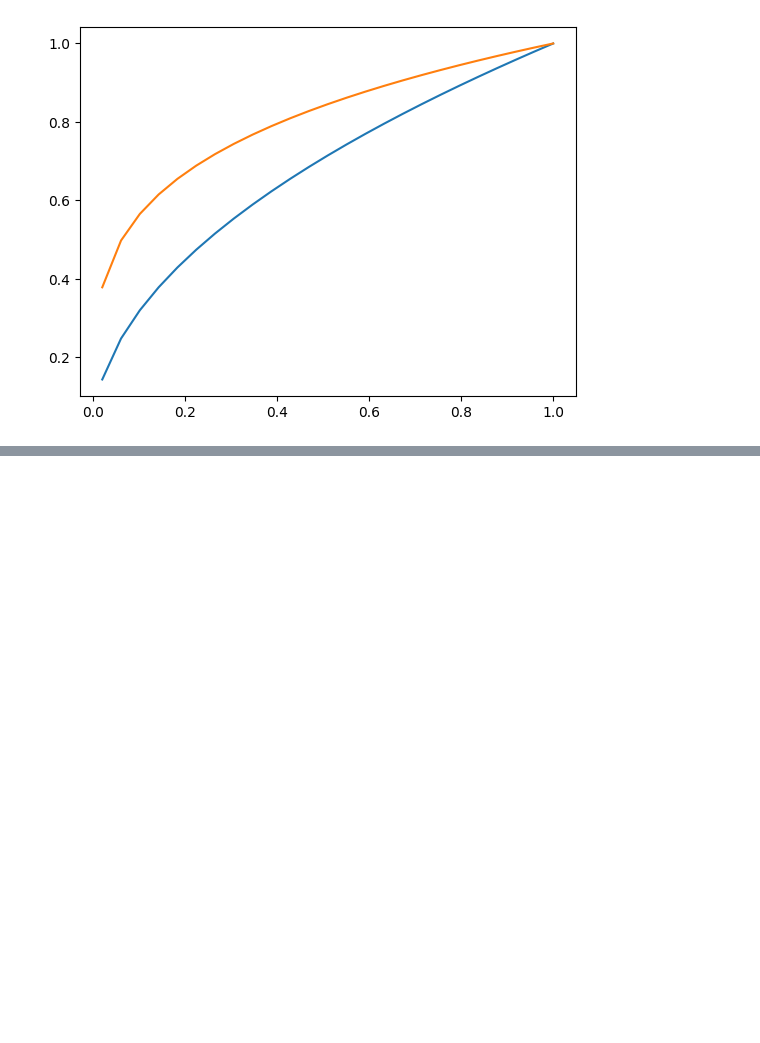
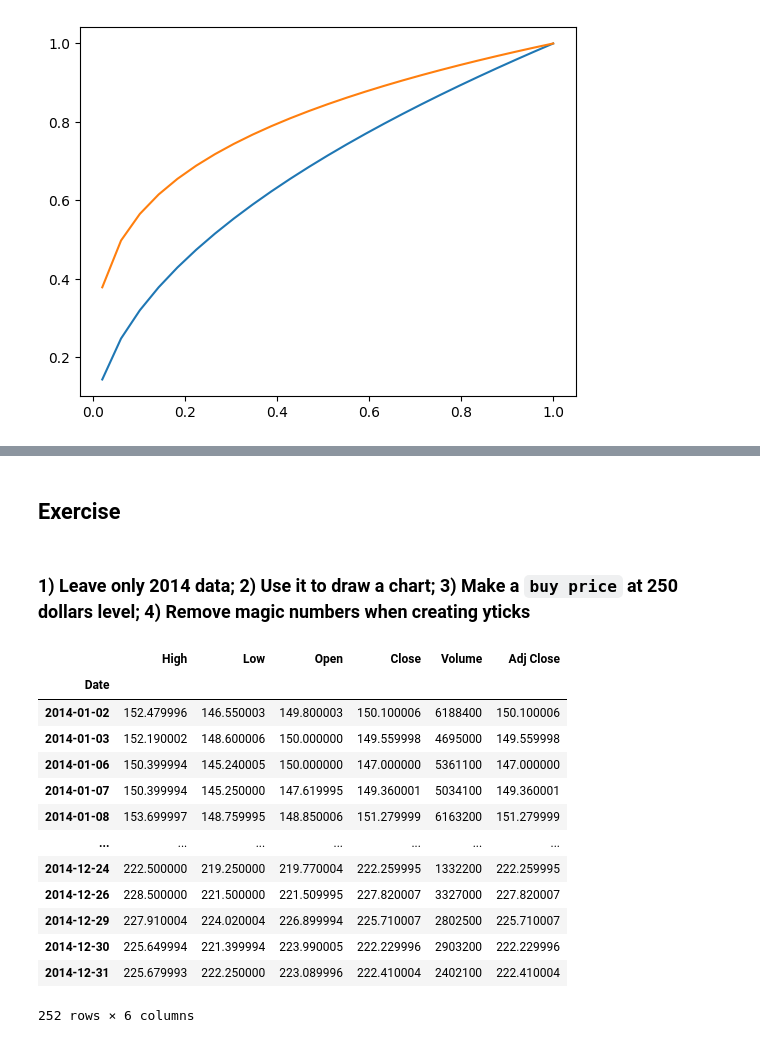
Before and after one commit to BobrovM/data_science, a Jupyter notebook: 1_data_analitics_beginner/03_matplotlib/matplotlib_01.ipynb, the cells around one changed output, grey strips where cells are left out. Cells and saved outputs as stored; diff of their text form; code cells hidden in the pictures; blank space fills up the shorter version.

Commit message:
Matplotlib 1. Made through half of it. 2 lessons and 2 exercises.

```diff
--- a/1_data_analitics_beginner/03_matplotlib/matplotlib_01.ipynb
+++ b/1_data_analitics_beginner/03_matplotlib/matplotlib_01.ipynb
@@ -74,0 +111,25 @@ plt.plot(x, x**(1/2), x, x**(1/4))
+# %% [markdown]
+## Exercise
+# %% [markdown]
+### 1) Leave only 2014 data; 2) Use it to draw a chart; 3) Make a `buy price` at 250 dollars level; 4) Remove magic numbers when creating yticks
+# %%
+startdate = pd.Timestamp(day=1, month=1, year=2014)
+enddate = pd.Timestamp(day=31, month=12, year=2014)
+datemask = (data.index >= startdate) & (data.index <= enddate)
+data2014 = data.loc[datemask]
+data2014
+# %% [output]
+|  | High | Low | Open | Close | Volume | Adj Close |
+| Date |  |  |  |  |  |  |
+| 2014-01-02 | 152.479996 | 146.550003 | 149.800003 | 150.100006 | 6188400 | 150.100006 |
+| 2014-01-03 | 152.190002 | 148.600006 | 150.000000 | 149.559998 | 4695000 | 149.559998 |
+| 2014-01-06 | 150.399994 | 145.240005 | 150.000000 | 147.000000 | 5361100 | 147.000000 |
+| 2014-01-07 | 150.399994 | 145.250000 | 147.619995 | 149.360001 | 5034100 | 149.360001 |
+| 2014-01-08 | 153.699997 | 148.759995 | 148.850006 | 151.279999 | 6163200 | 151.279999 |
+| ... | ... | ... | ... | ... | ... | ... |
+| 2014-12-24 | 222.500000 | 219.250000 | 219.770004 | 222.259995 | 1332200 | 222.259995 |
+| 2014-12-26 | 228.500000 | 221.500000 | 221.509995 | 227.820007 | 3327000 | 227.820007 |
+| 2014-12-29 | 227.910004 | 224.020004 | 226.899994 | 225.710007 | 2802500 | 225.710007 |
+| 2014-12-30 | 225.649994 | 221.399994 | 223.990005 | 222.229996 | 2903200 | 222.229996 |
+| 2014-12-31 | 225.679993 | 222.250000 | 223.089996 | 222.410004 | 2402100 | 222.410004 |
+252 rows × 6 columns
```
Also changed, not shown: parts of 7 cells of this notebook, 2 other files.
